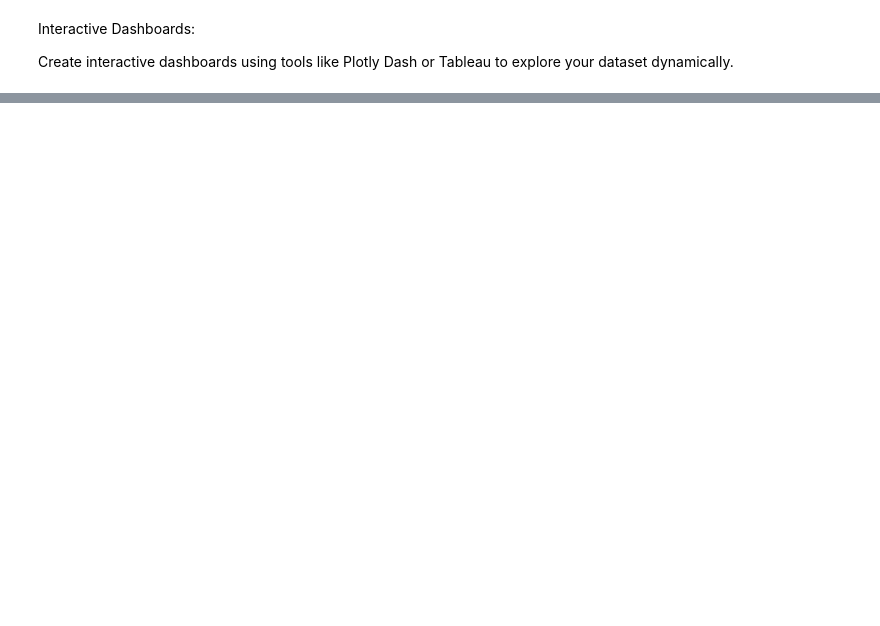
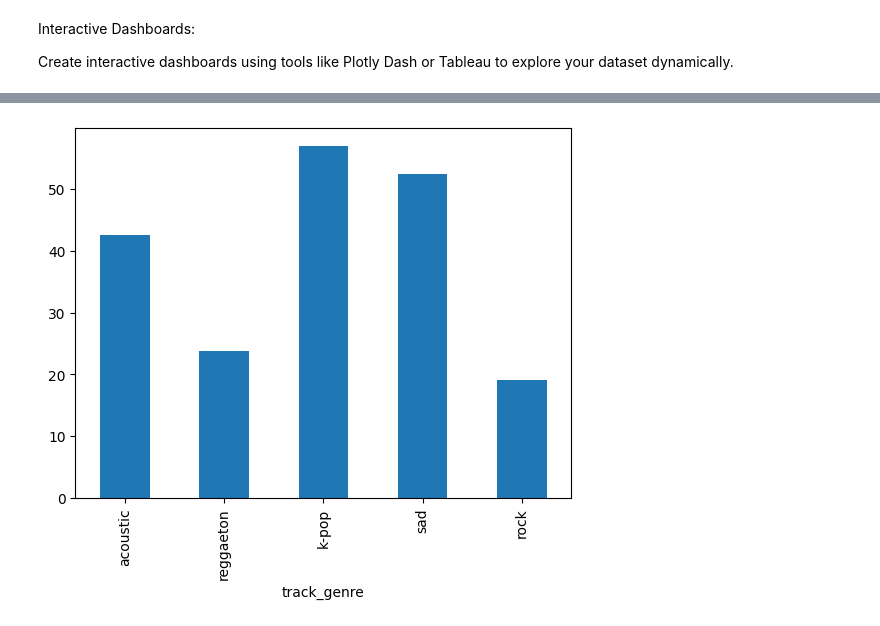
Before and after one commit to CC-Sev/spotify_analysis, a Jupyter notebook: Analysis.ipynb, the cells around one changed output, grey strips where cells are left out. Saved outputs shown, nothing was run; the diff lists cells and outputs as text; code cells hidden in the pictures; blank space fills up the shorter version.

```diff
--- a/Analysis.ipynb
+++ b/Analysis.ipynb
@@ -236,0 +295,5 @@ Create interactive dashboards using tools like Plotly Dash or Tableau to explore
+# %%
+avg_genre[['acoustic','reggaeton','k-pop','sad','rock']].plot.bar()
+plt.show()
+# %% [output]
+[figure, added]
```
Also changed, not shown: parts of 6 cells of this notebook.
